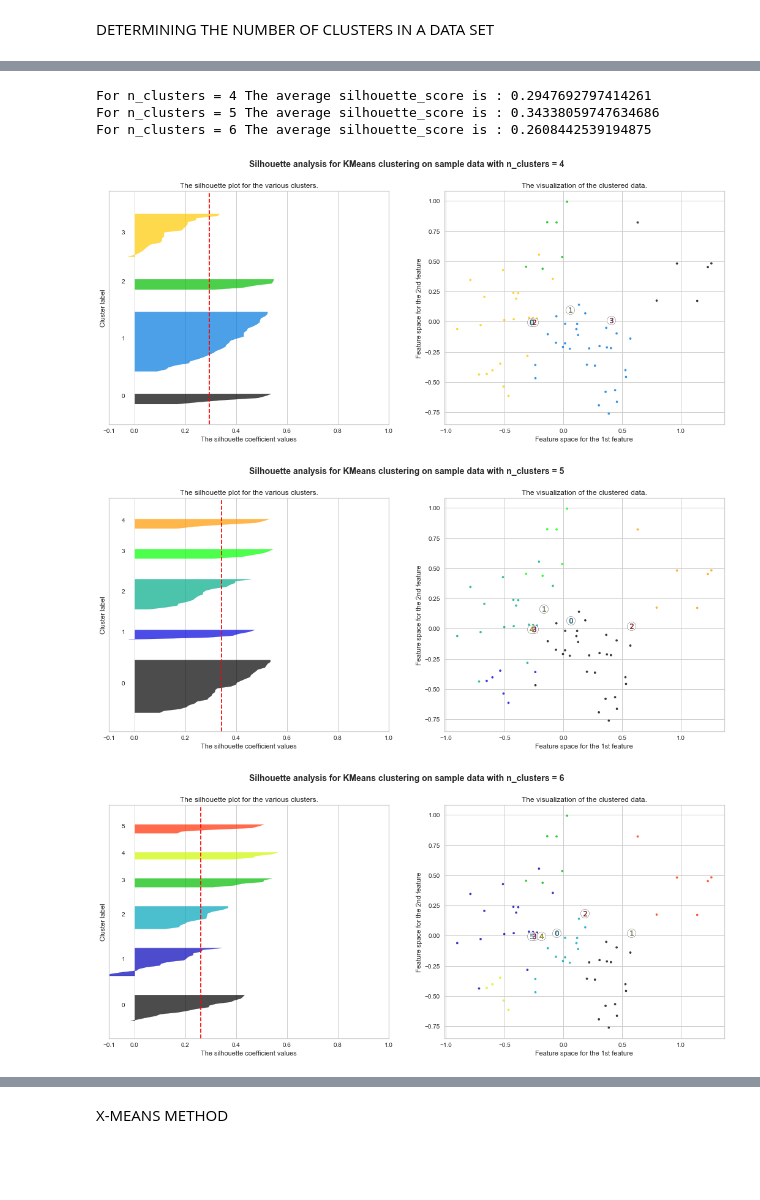
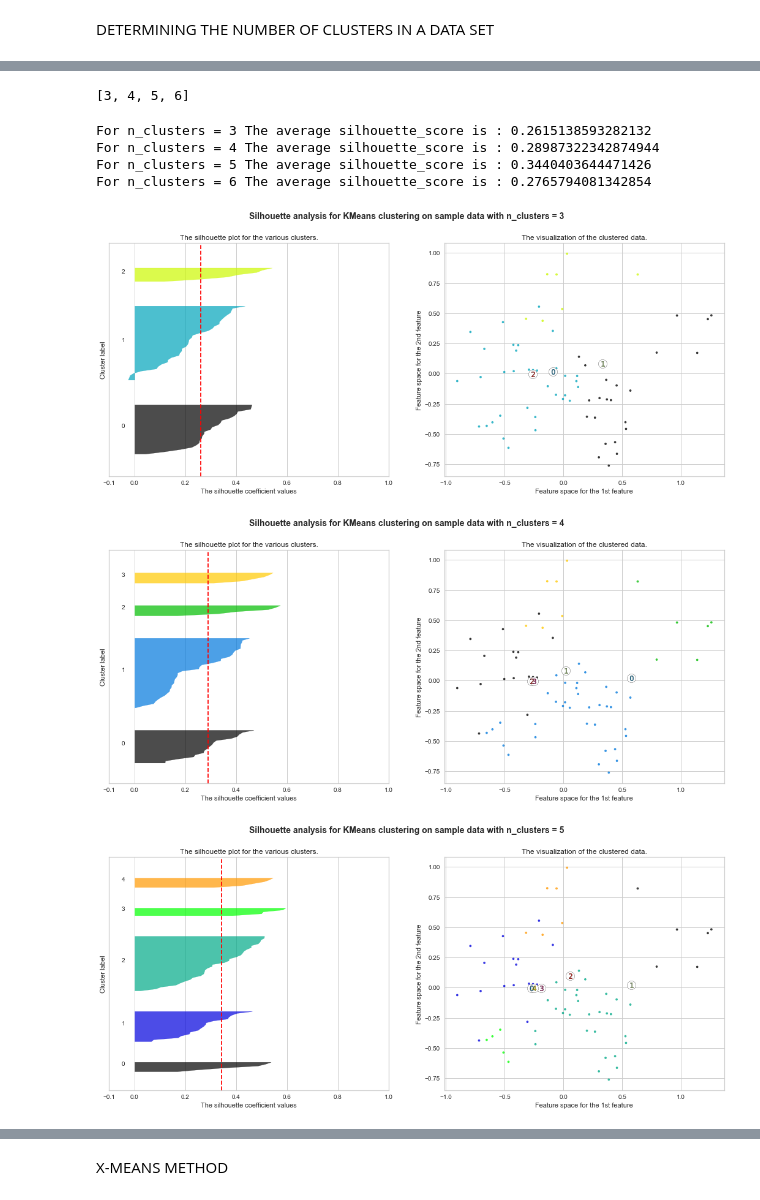
Before and after one commit to maxielias/cbbm, a Jupyter notebook: cbbm/optimum_k.ipynb, the cells around one changed output, grey strips where cells are left out. Cells and saved outputs as stored; diff of their text form; code cells hidden in the pictures; blank space fills up the shorter version.

```diff
--- a/cbbm/optimum_k.ipynb
+++ b/cbbm/optimum_k.ipynb
@@ -134,13 +133,13 @@ plt.ylabel('Distortion')
 plt.title('The Elbow Method showing the optimal k')
 plt.show()'''
 
-visualizer1 = KElbowVisualizer(KMeans(n_init=100, max_iter=10000, algorithm="elkan"), k=(2,15))
-visualizer1.fit(data_arr)        # Fit the data to the visualizer
-visualizer1.show()        # Finalize and render the figure
+kmeans_visualizer1 = KElbowVisualizer(KMeans(n_init=100, max_iter=10000, algorithm="elkan"), k=(2,15))
+kmeans_visualizer1.fit(data_arr)        # Fit the data to the visualizer
+kmeans_visualizer1.show()        # Finalize and render the figure
 
-visualizer2 = KElbowVisualizer(KMeans(), k=(2,15))
-visualizer2.fit(data_arr)        # Fit the data to the visualizer
-visualizer2.show()        # Finalize and render the figure
+kmeans_visualizer2 = KElbowVisualizer(KMeans(), k=(2,15))
+kmeans_visualizer2.fit(data_arr)        # Fit the data to the visualizer
+kmeans_visualizer2.show()        # Finalize and render the figure
 
 '''visualizer = KElbowVisualizer(KMeans(n_init=100, max_iter=10000, algorithm="elkan"), k=(2,15), metric="calinski_harabasz")
 visualizer.fit(data_arr)        # Fit the data to the visualizer
@@ -196,5 +272,6 @@ display(visualizer2.elbow_value_)
 # %%
-range_n_clusters = list(range(4,7))
+range_n_clusters = list(range(max(min(kmeans_visualizer1.elbow_value_,kmeans_visualizer2.elbow_value_)-2,2),max(kmeans_visualizer1.elbow_value_,kmeans_visualizer2.elbow_value_)+1))
+display(range_n_clusters)
 
 for n_clusters in range_n_clusters:
     # Create a subplot with 1 row and 2 columns
@@ -211,7 +288,7 @@ for n_clusters in range_n_clusters:
 
     # Initialize the clusterer with n_clusters value and a random generator
     # seed of 10 for reproducibility.
-    clusterer = KMeans(n_clusters=n_clusters, random_state=10)
+    clusterer = KMeans(n_clusters=n_clusters)
     cluster_labels = clusterer.fit_predict(data_arr)
 
     # The silhouette_score gives the average value for all the samples.
@@ -273,36 +350,38 @@ for n_clusters in range_n_clusters:
 
     # Labeling the clusters
     centers = clusterer.cluster_centers_
     # Draw white circles at cluster centers
     ax2.scatter(
         centers[:, 0],
         centers[:, 1],
         marker="o",
         c="white",
         alpha=1,
         s=200,
         edgecolor="k",
     )
 
     for i, c in enumerate(centers):
         ax2.scatter(c[0], c[1], marker="$%d$" % i, alpha=1, s=75, edgecolor="k")
 
     ax2.set_title("The visualization of the clustered data.")
     ax2.set_xlabel("Feature space for the 1st feature")
     ax2.set_ylabel("Feature space for the 2nd feature")
 
     plt.suptitle(
         "Silhouette analysis for KMeans clustering on sample data with n_clusters = %d"
         % n_clusters,
         fontsize=14,
         fontweight="bold",
     )
 
 plt.show()
 # %% [output]
-For n_clusters = 4 The average silhouette_score is : 0.2947692797414261
-For n_clusters = 5 The average silhouette_score is : 0.34338059747634686
-For n_clusters = 6 The average silhouette_score is : 0.2608442539194875
+[3, 4, 5, 6]
+For n_clusters = 3 The average silhouette_score is : 0.2615138593282132
+For n_clusters = 4 The average silhouette_score is : 0.28987322342874944
+For n_clusters = 5 The average silhouette_score is : 0.3440403644471426
+For n_clusters = 6 The average silhouette_score is : 0.2765794081342854
-[figure, old version]
+[figure, new version]
-[figure, old version]
+[figure, new version]
-[figure, old version]
+[figure, new version]
```
Also changed, not shown: parts of 16 cells of this notebook, 24 other files.
